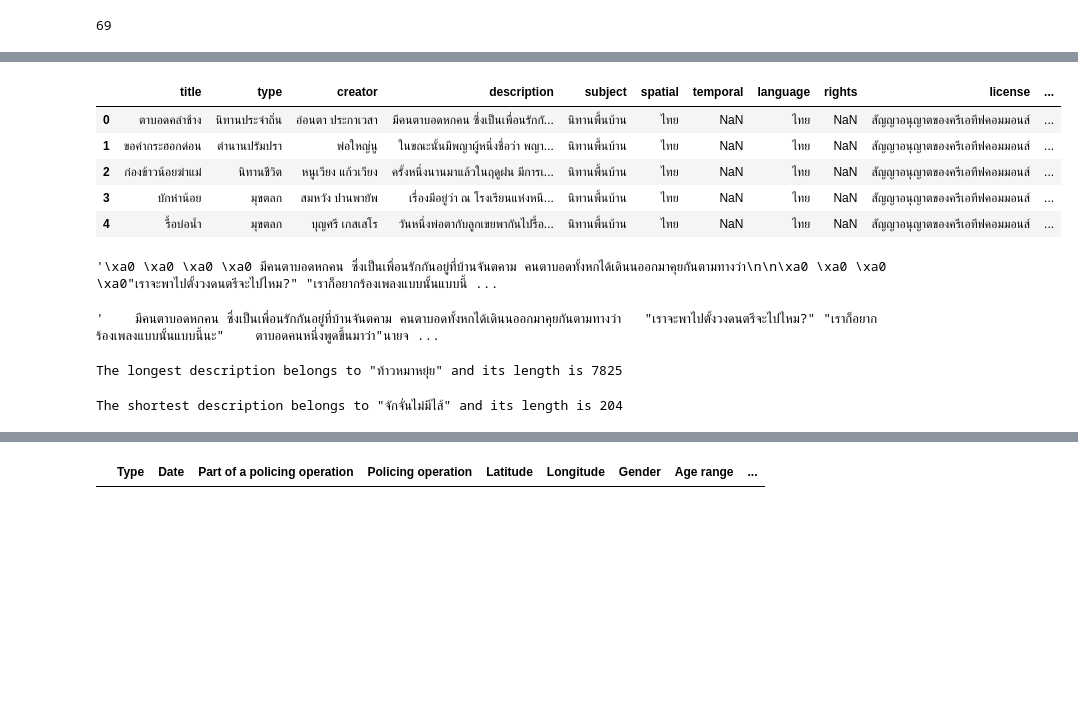
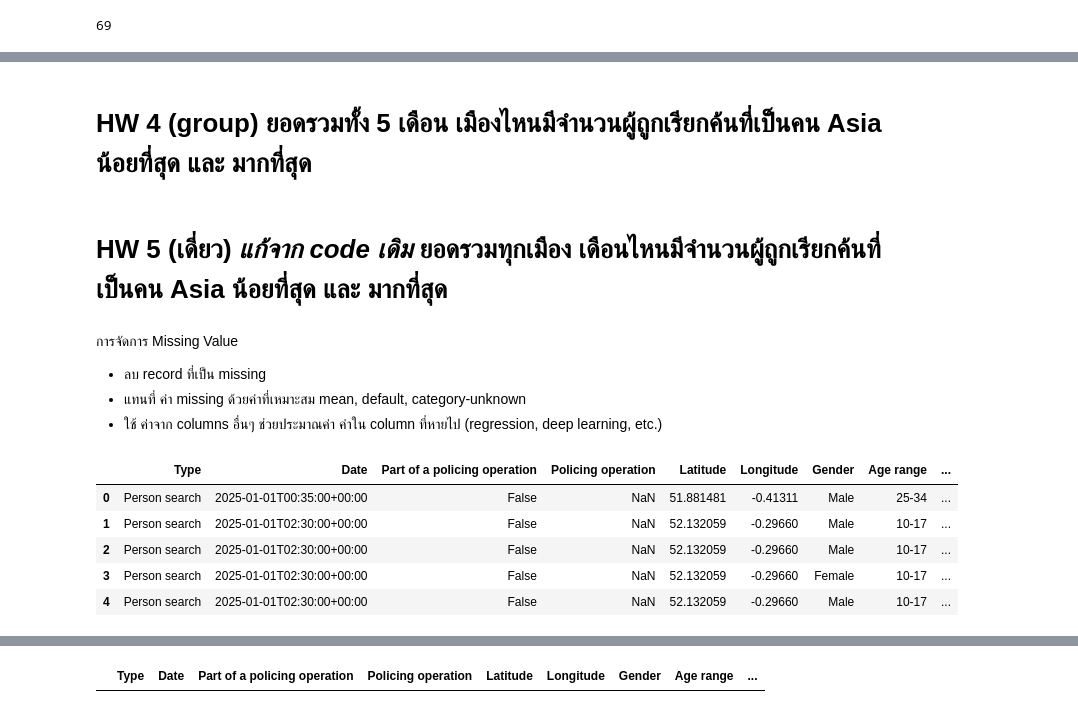
Before and after one commit to aoonging/dataviz2025, a Jupyter notebook: Pandas_101_2025.ipynb, the cells around one changed output, grey strips where cells are left out. Cells and saved outputs as stored; diff of their text form; code cells hidden in the pictures; blank space fills up the shorter version.

```diff
--- a/Pandas_101_2025.ipynb
+++ b/Pandas_101_2025.ipynb
@@ -542,13 +381,19 @@ folk_df['description'] = folk_df['description'].apply(remove_html_tags)
+# %% [markdown]
+# HW 4 (group) ยอดรวมทั้ง 5 เดือน เมืองไหนมีจำนวนผู้ถูกเรียกค้นที่เป็นคน Asia น้อยที่สุด และ มากที่สุด
+# %% [markdown]
+# HW 5 (เดี่ยว) ***แก้จาก code เดิม*** ยอดรวมทุกเมือง เดือนไหนมีจำนวนผู้ถูกเรียกค้นที่เป็นคน Asia น้อยที่สุด และ มากที่สุด
+# %% [markdown]
+การจัดการ Missing Value
+
+- ลบ record ที่เป็น missing
+- แทนที่ ค่า missing ด้วยค่าที่เหมาะสม mean, default, category-unknown
+- ใช้ ค่าจาก columns อื่นๆ ช่วยประมาณค่า ค่าใน column ที่หายไป (regression, deep learning, etc.)
 # %%
-folk_df.head()
+stopandsearch_df.head()
 # %% [output]
-|  | title | type | creator | description | subject | spatial | temporal | language | rights | license | ... |
-| 0 | ตาบอดคลำช้าง | นิทานประจำถิ่น | อ่อนตา ประกาเวสา | มีคนตาบอดหกคน ซึ่งเป็นเพื่อนรักกั... | นิทานพื้นบ้าน | ไทย | NaN | ไทย | NaN | สัญญาอนุญาตของครีเอทีฟคอมมอนส์ | ... |
-| 1 | ขอคำกระฮอกด่อน | ตำนานปรัมปรา | พ่อใหญ่นู | ในขณะนั้นมีพญาผู้หนึ่งชื่อว่า พญา... | นิทานพื้นบ้าน | ไทย | NaN | ไทย | NaN | สัญญาอนุญาตของครีเอทีฟคอมมอนส์ | ... |
-| 2 | ก่องข้าวน้อยฆ่าแม่ | นิทานชีวิต | หนูเวียง แก้วเวียง | ครั้งหนึ่งนานมาแล้วในฤดูฝน มีการเ... | นิทานพื้นบ้าน | ไทย | NaN | ไทย | NaN | สัญญาอนุญาตของครีเอทีฟคอมมอนส์ | ... |
-| 3 | บักหำน้อย | มุขตลก | สมหวัง ปานพายัพ | เรื่องมีอยู่ว่า ณ โรงเรียนแห่งหนึ... | นิทานพื้นบ้าน | ไทย | NaN | ไทย | NaN | สัญญาอนุญาตของครีเอทีฟคอมมอนส์ | ... |
-| 4 | รื้อบ่อน้ำ | มุขตลก | บุญศรี เกสเสโร | วันหนึ่งพ่อตากับลูกเขยพากันไปรื้อ... | นิทานพื้นบ้าน | ไทย | NaN | ไทย | NaN | สัญญาอนุญาตของครีเอทีฟคอมมอนส์ | ... |
+|  | Type | Date | Part of a policing operation | Policing operation | Latitude | Longitude | Gender | Age range | ... |
+| 0 | Person search | 2025-01-01T00:35:00+00:00 | False | NaN | 51.881481 | -0.41311 | Male | 25-34 | ... |
+| 1 | Person search | 2025-01-01T02:30:00+00:00 | False | NaN | 52.132059 | -0.29660 | Male | 10-17 | ... |
+| 2 | Person search | 2025-01-01T02:30:00+00:00 | False | NaN | 52.132059 | -0.29660 | Male | 10-17 | ... |
+| 3 | Person search | 2025-01-01T02:30:00+00:00 | False | NaN | 52.132059 | -0.29660 | Female | 10-17 | ... |
+| 4 | Person search | 2025-01-01T02:30:00+00:00 | False | NaN | 52.132059 | -0.29660 | Male | 10-17 | ... |
-# %%
-folk_df['description'][0]
-# %% [output]
-'\xa0 \xa0 \xa0 \xa0 มีคนตาบอดหกคน ซึ่งเป็นเพื่อนรักกันอยู่ที่บ้านจันตคาม คนตาบอดทั้งหกได้เดินนออกมาคุยกันตามทางว่า\n\n\xa0 \xa0 \xa0 \xa0"เราจะพาไปตั้งวงดนตรีจะไปไหม?" "เราก็อยากร้องเพลงแบบนั้นแบบนี้ ...
@@ -564,30 +399,0 @@ folk_df['description'] = folk_df['description'].apply(remove_special_chars)
-# %%
-folk_df['description'][0]
-# %% [output]
-'    มีคนตาบอดหกคน ซึ่งเป็นเพื่อนรักกันอยู่ที่บ้านจันตคาม คนตาบอดทั้งหกได้เดินนออกมาคุยกันตามทางว่า   "เราจะพาไปตั้งวงดนตรีจะไปไหม?" "เราก็อยากร้องเพลงแบบนั้นแบบนี้นะ"    ตาบอดคนหนึ่งพูดขึ้นมาว่า"นายจ ...
-# %%
-# prompt: description ของ row ไหนยาวที่สุด print name และ ความยาว
-
-longest_description = ''
-longest_description_name = ''
-for index, row in folk_df.iterrows():
-  if len(row['description']) > len(longest_description):
-    longest_description = row['description']
-    longest_description_name = row['title']
-
-print(f'The longest description belongs to "{longest_description_name}" and its length is {len(longest_description)}')
-# %% [output]
-The longest description belongs to "ท้าวหมาหยุ๋ย" and its length is 7825
-# %%
-# prompt: description ของ row ไหนสั้นที่สุด print name และ ความยาว
-
-shortest_description = None
-shortest_description_name = None
-for index, row in folk_df.iterrows():
-  if shortest_description is None or len(row['description']) < len(shortest_description):
-    shortest_description = row['description']
-    shortest_description_name = row['title']
-
-print(f'The shortest description belongs to "{shortest_description_name}" and its length is {len(shortest_description)}')
-# %% [output]
-The shortest description belongs to "จักจั่นไม่มีไส้" and its length is 204
```
Also changed, not shown: parts of 116 cells of this notebook.
